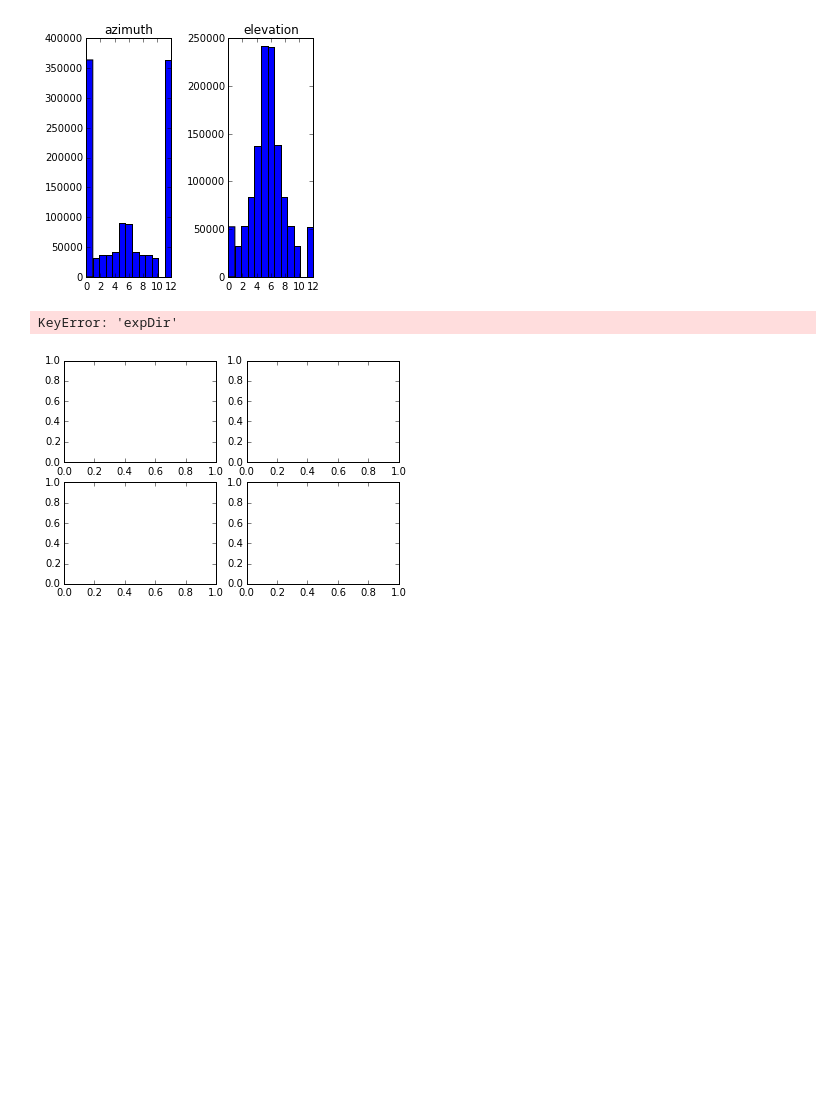
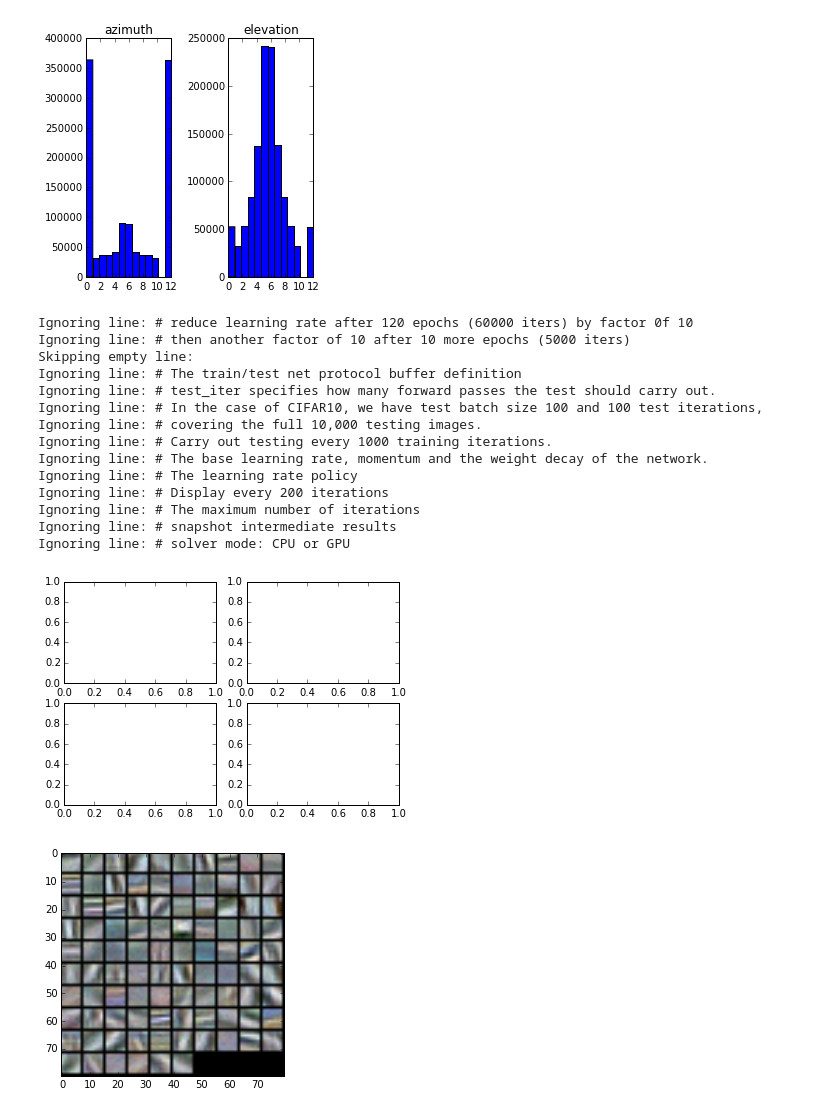
Before and after one commit to pulkitag/caffe, a Jupyter notebook: modelFiles/keypoints/documentation/Relative-Rotations.ipynb, the cells around one changed output. Cells and saved outputs as stored; diff of their text form; code cells hidden in the pictures; blank space fills up the shorter version.

```diff
--- a/modelFiles/keypoints/documentation/Relative-Rotations.ipynb
+++ b/modelFiles/keypoints/documentation/Relative-Rotations.ipynb
@@ -344,23 +351,29 @@ plt.tight_layout()
 All lines already read
 [figure]
 # %%
-prms  = p3d.get_exp_prms(cropType='contPad', numSamplesTrain=100000, lblType='rotLim')
-numIter = 50000
+prms  = p3d.get_exp_prms(cropType='contPad', numSamplesTrain=100000, lblType='rotLim', azBin=6, elBin=6)
+numIter = 60000
 fig = plt.figure()
 ax = plt.subplot(2,2,1)
 ax2 = plt.subplot(2,2,2)
 ax3 = plt.subplot(2,2,3)
 ax4 = plt.subplot(2,2,4)
-cPrms = p3d.get_caffe_prms()
-exp = pc.get_experiment_object(prms, cPrms,0)
-exp.init_from_self()
-modelFile = exp.get_snapshot_name(numIter=10000)
-defFile   = exp.files_['netdef']
-netUnsup    = mp.MyNet(defFile, modelFile)
-print modelFile
-netUnsup.vis_weights('conv1',ax=ax, titleName='Fine-Last: %d' % ff)
-ax.axis('off')
-plt.tight_layout()
+cPrms = p3d.get_caffe_prms(isClassLbl=False)
+p3d.vis_weights(prms, cPrms, numIter)
 # %% [output]
-KeyError: 'expDir'
+Ignoring line: # reduce learning rate after 120 epochs (60000 iters) by factor 0f 10
+Ignoring line: # then another factor of 10 after 10 more epochs (5000 iters)
+Skipping empty line:
+Ignoring line: # The train/test net protocol buffer definition
+Ignoring line: # test_iter specifies how many forward passes the test should carry out.
+Ignoring line: # In the case of CIFAR10, we have test batch size 100 and 100 test iterations,
+Ignoring line: # covering the full 10,000 testing images.
+Ignoring line: # Carry out testing every 1000 training iterations.
+Ignoring line: # The base learning rate, momentum and the weight decay of the network.
+Ignoring line: # The learning rate policy
+Ignoring line: # Display every 200 iterations
+Ignoring line: # The maximum number of iterations
+Ignoring line: # snapshot intermediate results
+Ignoring line: # solver mode: CPU or GPU
 [figure]
+[figure, added]
```
Also changed, not shown: parts of 1 cell of this notebook, 48 other files.
